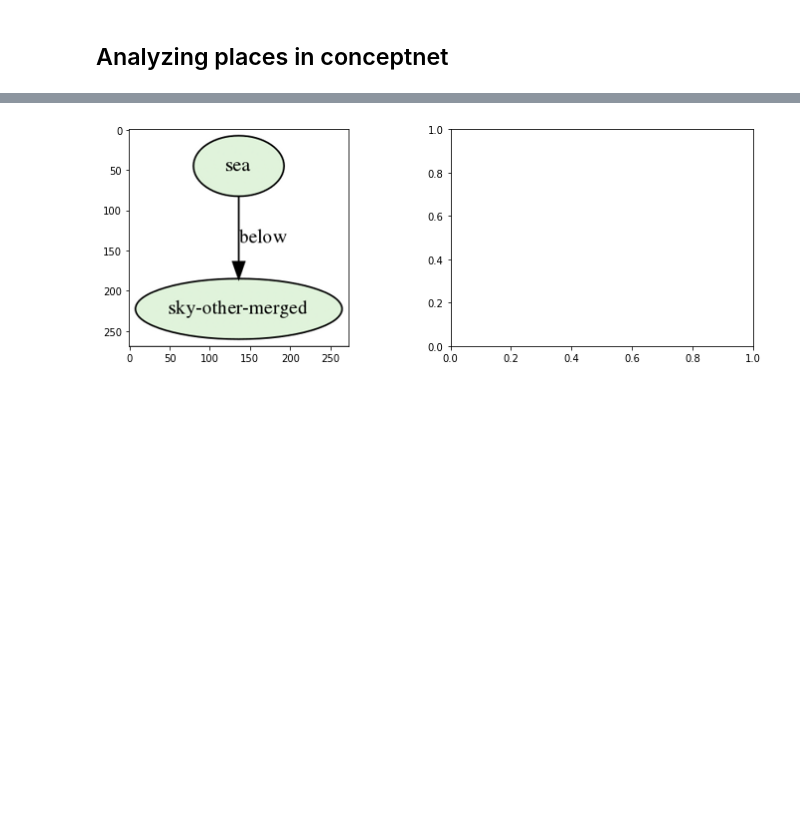
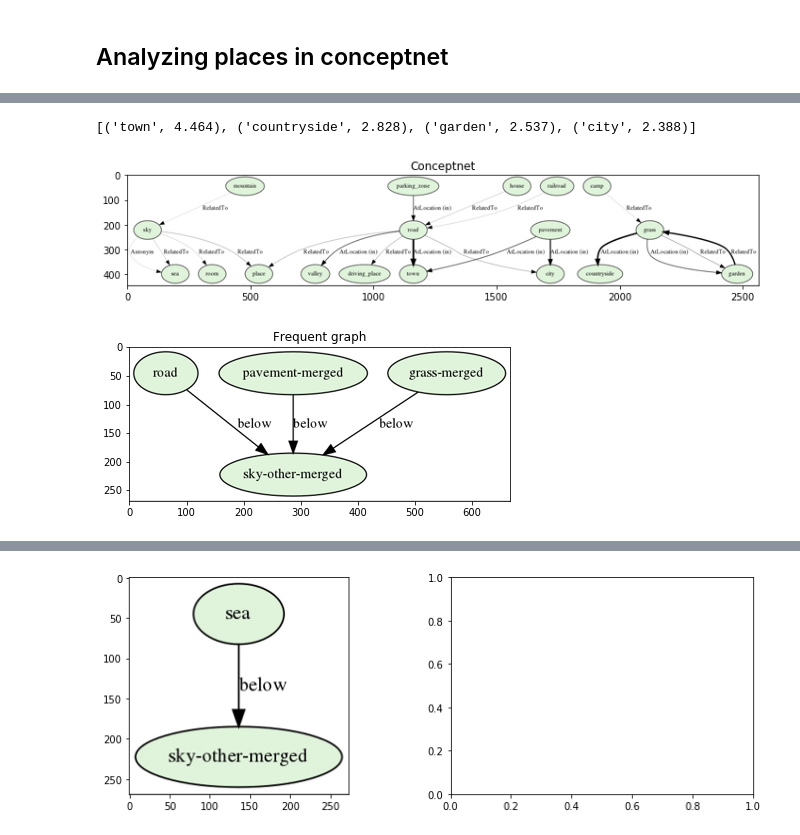
Before and after one commit to AndreaPasini/SImS, a Jupyter notebook: ConceptnetPlaces.ipynb, the cells around one changed output, grey strips where cells are left out. Saved outputs shown, nothing was run; the diff lists cells and outputs as text; code cells hidden in the pictures; blank space fills up the shorter version.

```diff
--- a/ConceptnetPlaces.ipynb
+++ b/ConceptnetPlaces.ipynb
@@ -197,0 +83,6 @@ parsed
+# %%
+associate_graph(freq_graphs[62])
+# %% [output]
+[('town', 4.464), ('countryside', 2.828), ('garden', 2.537), ('city', 2.388)]
+[figure, added]
+[figure, added]
```
Also changed, not shown: parts of 21 cells of this notebook, 18 other files.
